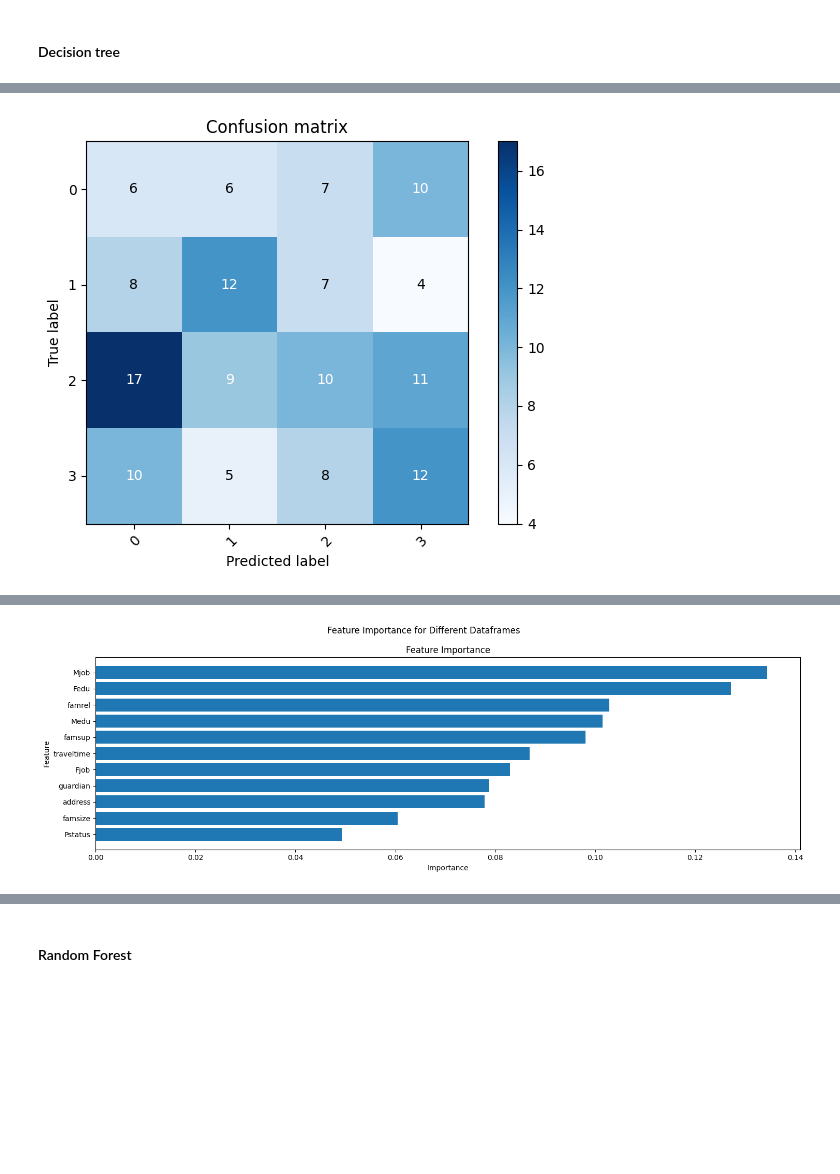
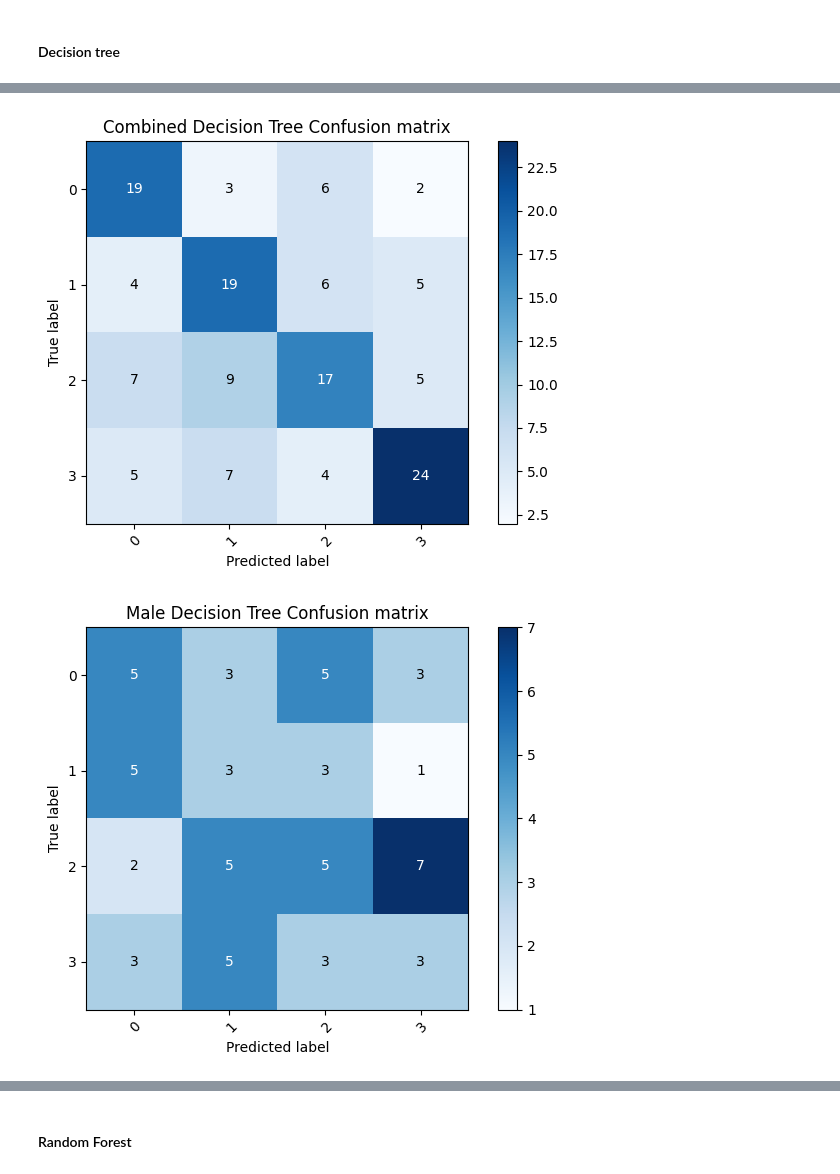
Before and after one commit to Alaa0129/datamining, a Jupyter notebook: Assignment 2/Modelling.ipynb, the cells around one changed output, grey strips where cells are left out. Drawn from its saved outputs; the diff is of its cells as text; code cells hidden in the pictures; blank space fills up the shorter version.

Commit message:
Trained all models with different datasets

```diff
--- a/Assignment 2/Modelling.ipynb
+++ b/Assignment 2/Modelling.ipynb
@@ -35,6 +35,12 @@ df = df[['address', 'famsize', 'Pstatus', 'Medu', 'Fedu', 'Mjob', 'Fjob', 'guard
 
 X = df.drop('G3', axis=1).values
 y = df['G3'].values
+
+x_boys = df_boys.drop('G3', axis=1).values
+y_boys = df_boys['G3'].values
+
+x_girls = df_girls.drop('G3', axis=1).values
+y_girls = df_girls['G3'].values
 # %%
 def evaluate_model(model, X_test, y_test):
 
@@ -63,0 +66,6 @@ X_resampled, y_resampled = resample(X_train, y_train, replace=True, n_samples=20
+# %%
+X_train, X_test, y_train, y_test = train_test_split(X, y, test_size=0.2, random_state=42)
+X_train_b, X_test_b, y_train_b, y_test_b = train_test_split(x_boys, y_boys, test_size=0.2, random_state=42)
+X_train_g, X_test_g, y_train_g, y_test_g = train_test_split(x_girls, y_girls, test_size=0.2, random_state=42)
+
+splitList = [[X_train, y_train, X_test, y_test], [X_train_b, y_train_b, X_test_b, y_test_b], [X_train_g, y_train_g, X_test_g, y_test_g]]
@@ -63,0 +140,6 @@ X_resampled, y_resampled = resample(X_train, y_train, replace=True, n_samples=20
+# %%
+def predictModel(model):
+    results = []
+    for split in splitList:
+        results.append(model.predict(split[2]))
+    return results
@@ -110,0 +165,6 @@ def plot_confusion_matrix(y_true, y_pred, classes, normalize=False, title=None,
+# %%
+clf = DecisionTreeClassifier(criterion="entropy", max_depth=df.columns.size - 2)
+clf_models = fitModel(clf)
+clf_evals = evaluateModel(clf_models[0])
+clf_predictions = predictModel(clf)
+clf_evals
@@ -111,5 +190,7 @@ def plot_confusion_matrix(y_true, y_pred, classes, normalize=False, title=None,
 # %%
-plot_confusion_matrix(y_test_i, clf.predict(X_test_i), classes=['0', '1', '2', '3'], normalize=False, title='Confusion matrix')
-plt.show()
+for s, p in zip(splitList, clf_predictions):
+    plot_confusion_matrix(s[3], p, classes=['0', '1', '2', '3'], normalize=False, title=f'{returnGender(s)} Decision Tree Confusion matrix')
+    plt.show()
 # %% [output]
-[figure, old version]
+[figure, new version]
+[figure, added]
@@ -130,4 +197,0 @@ def plot_feature_importance(featImportLst):
-# %%
-plot_feature_importance(clf.feature_importances_)
-# %% [output]
-[figure, removed]
```
Also changed, not shown: parts of 33 cells of this notebook.
